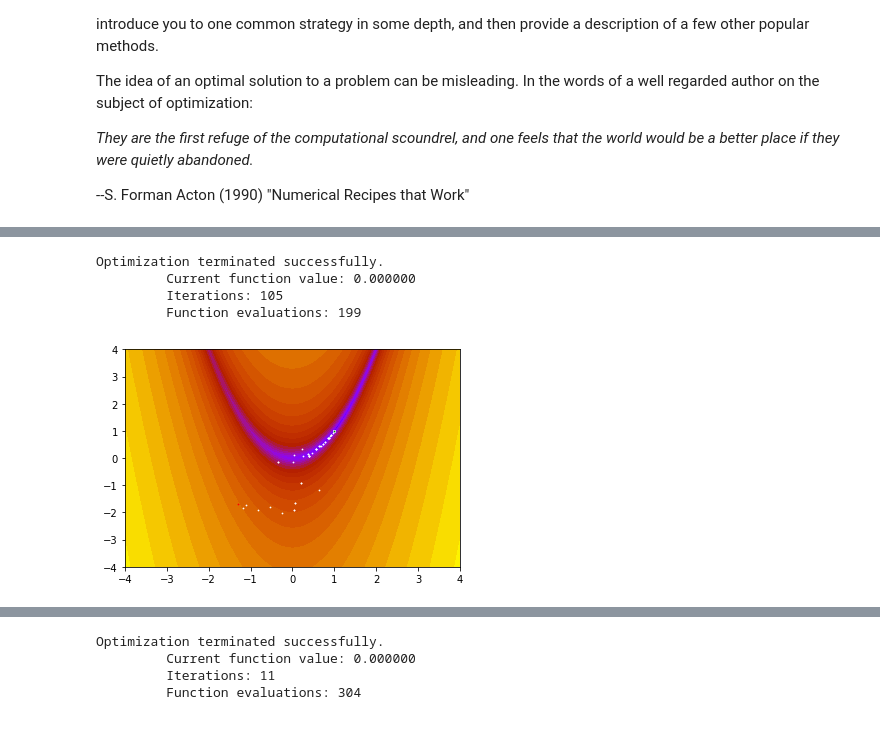
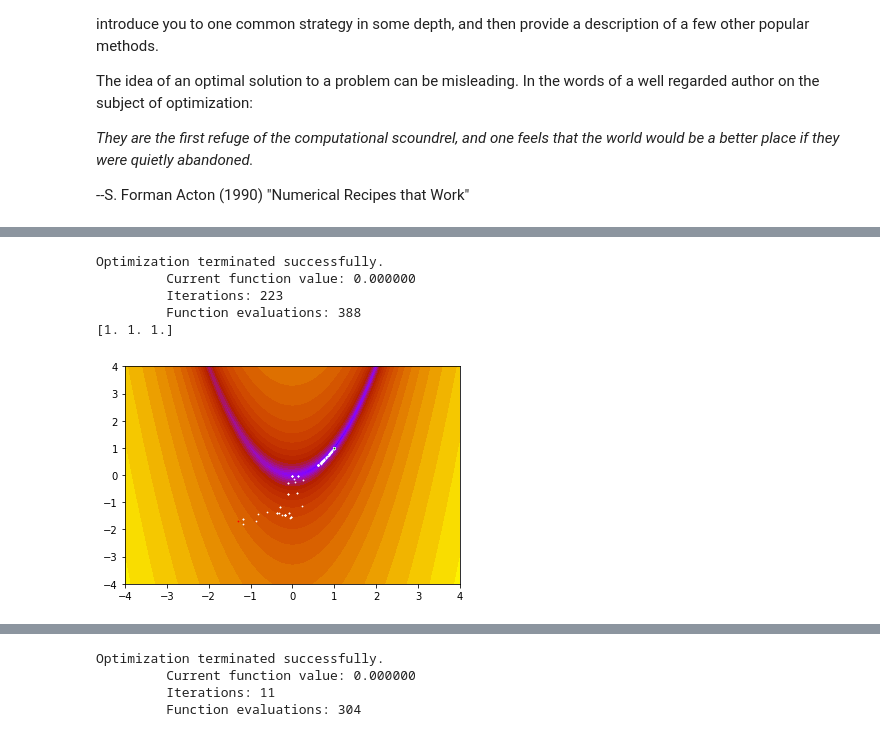
Before and after one commit to tjschweitzer/Sim_Modeling, a Jupyter notebook: opti/Optimization and Demos.ipynb, the cells around one changed output, grey strips where cells are left out. Saved outputs shown, nothing was run; the diff lists cells and outputs as text; code cells hidden in the pictures.

```diff
--- a/opti/Optimization and Demos.ipynb
+++ b/opti/Optimization and Demos.ipynb
@@ -115,35 +115,36 @@ The following is a demonstration of the simplex algorithm. The midpoints of the
 # %%
 import numpy as np
 import matplotlib.pyplot as plt
 from scipy.optimize import minimize,rosen
 %matplotlib inline
 
-x0 = np.array([-1.3, -1.7
+x0 = np.array([-1.3, -1.7,2.
               ])
 x_m = np.linspace(-4,4,200)
 x,y = np.meshgrid(x_m,x_m)
 
 
 x_list = []
 y_list = []
 
 def store_location(x):
     x_list.append(x[0])
     y_list.append(x[1])
 
 res = minimize(rosen, x0, method='nelder-mead',
                options={'xatol': 1e-8, 'disp': True},\
                callback = store_location)
 # xatol = tolerance
 
-
+print(res.x)
 plt.contourf(x,y,np.log(rosen([x,y])),cmap='gnuplot',levels=30)
 plt.plot(x0[0],x0[1],'ro',x_list,y_list,'wo',res.x[0],res.x[1],'go',markersize=.75)
 plt.show()
 print(x_list[-1],y_list[-1])
 # %% [output]
 Optimization terminated successfully.
          Current function value: 0.000000
-         Iterations: 105
-         Function evaluations: 199
+         Iterations: 223
+         Function evaluations: 388
+[1. 1. 1.]
-[figure, old version]
+[figure, new version]
```
Also changed, not shown: parts of 1 cell of this notebook, 2 other files.
